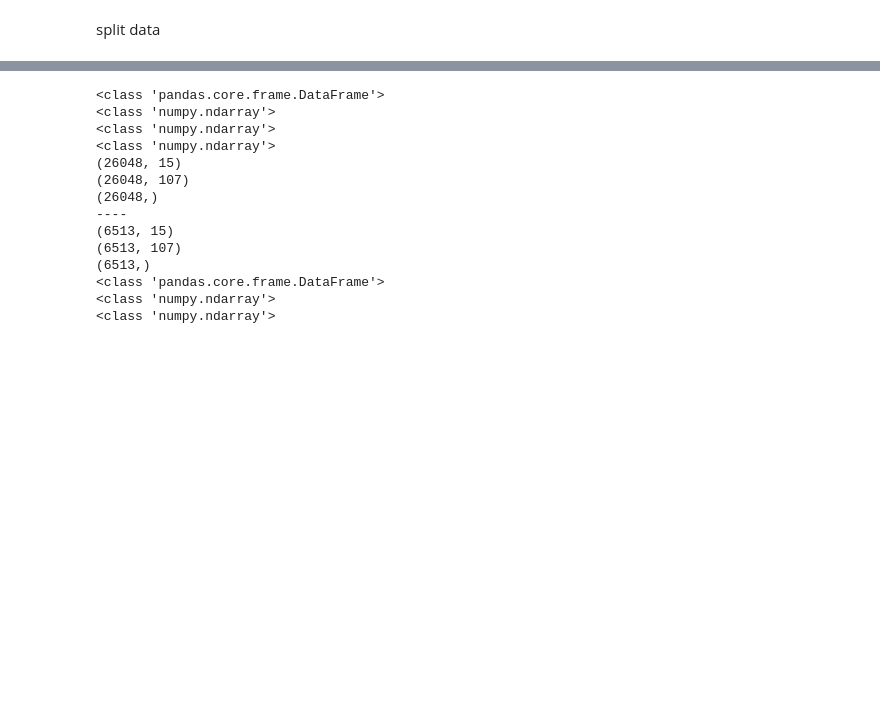
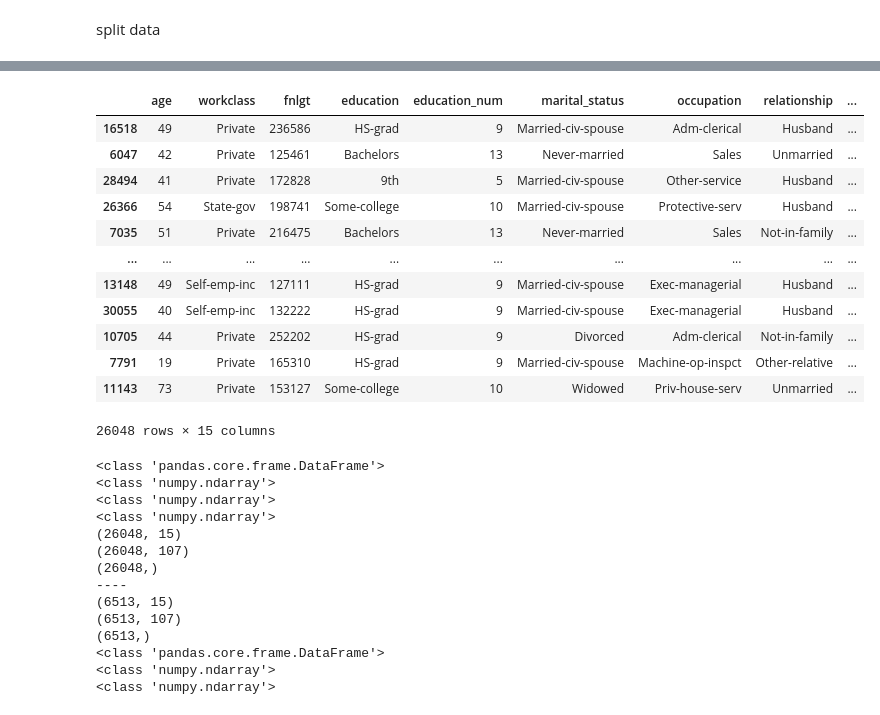
Before and after one commit to gichelli/machine_learning_operations_p3, a Jupyter notebook: eda.ipynb, the cells around one changed output, grey strips where cells are left out. Saved outputs shown, nothing was run; the diff lists cells and outputs as text; code cells hidden in the pictures; blank space fills up the shorter version.

```diff
--- a/eda.ipynb
+++ b/eda.ipynb
@@ -284,3 +320,21 @@ cat_features = [
+# %%
+x = split_data(df)
+type(x)
+x[0]
+# %% [output]
+|  | age | workclass | fnlgt | education | education_num | marital_status | occupation | relationship | ... |
+| 16518 | 49 | Private | 236586 | HS-grad | 9 | Married-civ-spouse | Adm-clerical | Husband | ... |
+| 6047 | 42 | Private | 125461 | Bachelors | 13 | Never-married | Sales | Unmarried | ... |
+| 28494 | 41 | Private | 172828 | 9th | 5 | Married-civ-spouse | Other-service | Husband | ... |
+| 26366 | 54 | State-gov | 198741 | Some-college | 10 | Married-civ-spouse | Protective-serv | Husband | ... |
+| 7035 | 51 | Private | 216475 | Bachelors | 13 | Never-married | Sales | Not-in-family | ... |
+| ... | ... | ... | ... | ... | ... | ... | ... | ... | ... |
+| 13148 | 49 | Self-emp-inc | 127111 | HS-grad | 9 | Married-civ-spouse | Exec-managerial | Husband | ... |
+| 30055 | 40 | Self-emp-inc | 132222 | HS-grad | 9 | Married-civ-spouse | Exec-managerial | Husband | ... |
+| 10705 | 44 | Private | 252202 | HS-grad | 9 | Divorced | Adm-clerical | Not-in-family | ... |
+| 7791 | 19 | Private | 165310 | HS-grad | 9 | Married-civ-spouse | Machine-op-inspct | Other-relative | ... |
+| 11143 | 73 | Private | 153127 | Some-college | 10 | Widowed | Priv-house-serv | Unmarried | ... |
+26048 rows × 15 columns
 # %%
 print(type(train))
 
```
Also changed, not shown: parts of 21 cells of this notebook, 8 other files.
